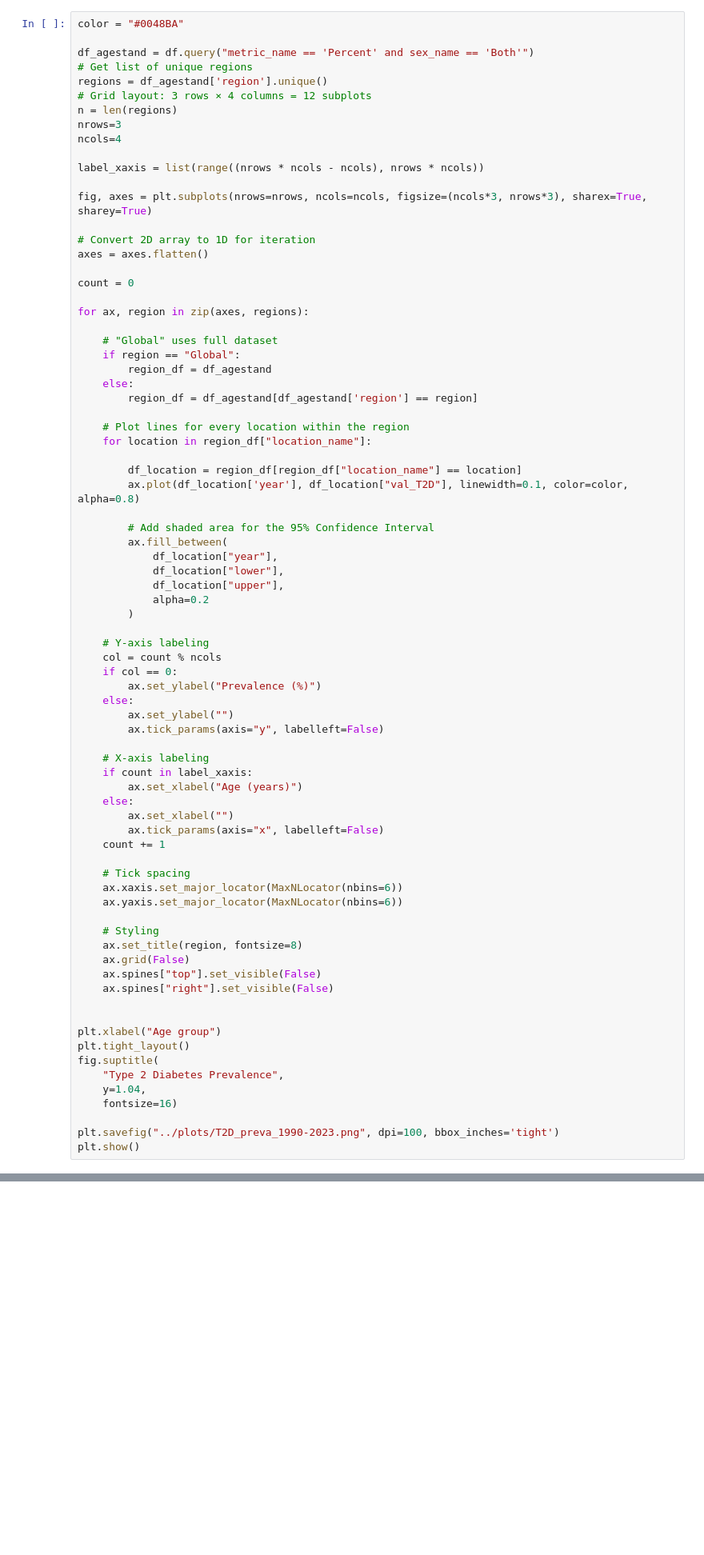
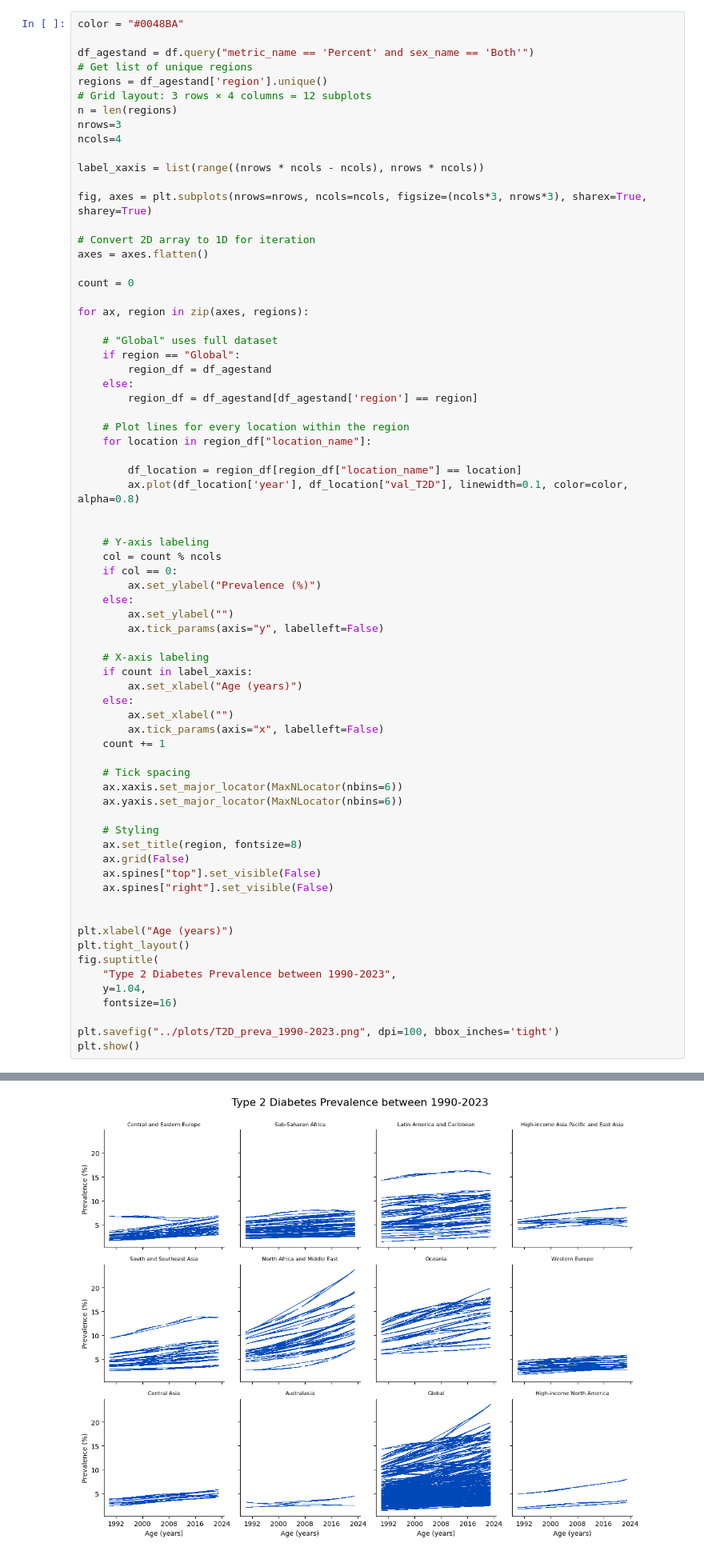
Before and after one commit to aldaszarnauskas/programming-for-data-analytics, a Jupyter notebook: project/project.ipynb, the cells around one changed output, grey strips where cells are left out. Shown at 80% size. Saved outputs shown, nothing was run; the diff lists cells and outputs as text; blank space fills up the shorter version.

```diff
--- a/project/project.ipynb
+++ b/project/project.ipynb
@@ -644,13 +646,6 @@ for ax, region in zip(axes, regions):
         df_location = region_df[region_df["location_name"] == location]
         ax.plot(df_location['year'], df_location["val_T2D"], linewidth=0.1, color=color, alpha=0.8)
 
-        # Add shaded area for the 95% Confidence Interval
-        ax.fill_between(
-            df_location["year"],
-            df_location["lower"],
-            df_location["upper"],
-            alpha=0.2
-        )
 
     # Y-axis labeling
     col = count % ncols
@@ -679,10 +674,10 @@ for ax, region in zip(axes, regions):
     ax.spines["right"].set_visible(False)
 
 
-plt.xlabel("Age group")
+plt.xlabel("Age (years)")
 plt.tight_layout()
 fig.suptitle(
-    "Type 2 Diabetes Prevalence",
+    "Type 2 Diabetes Prevalence between 1990-2023",
     y=1.04,
     fontsize=16)
 
@@ -693,3 +687,4 @@ KeyboardInterrupt:
+[figure, added]
 # %% [markdown]
 ## Risk Factors of Type 2 Diabetes
 ### Multiple Regression Analysis
```
Also changed, not shown: parts of 16 cells of this notebook, 2 other files.
